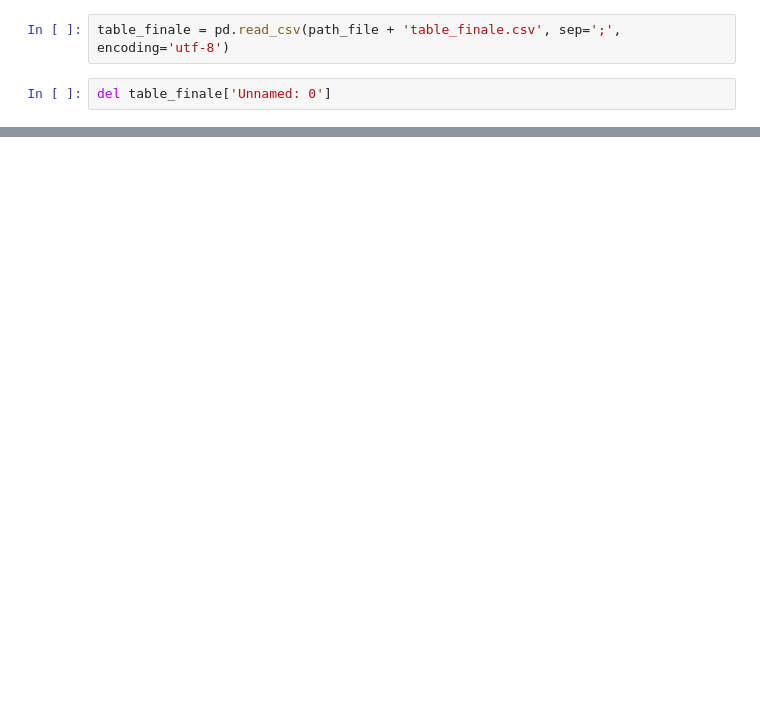
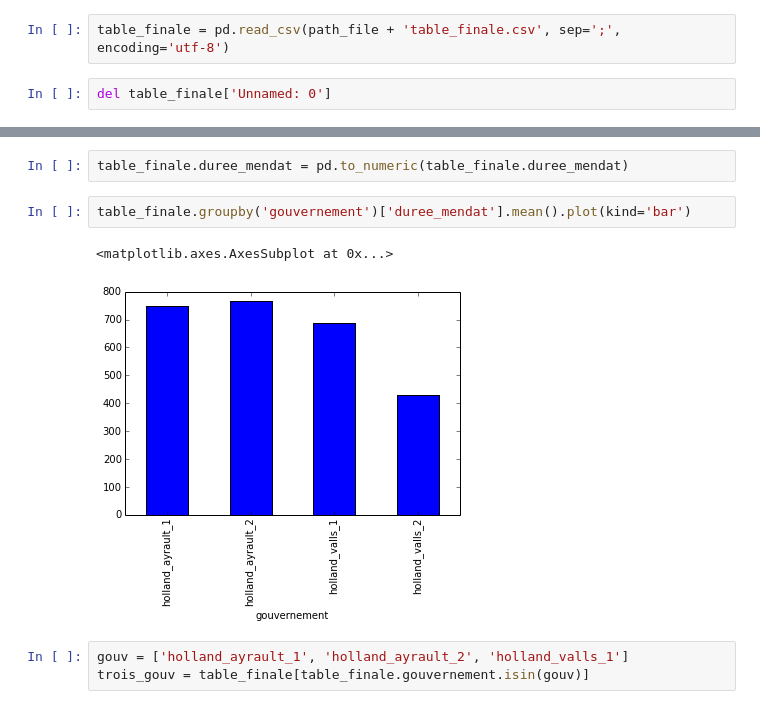
Before and after one commit to FloSugar/ScrapMyMinistres, a Jupyter notebook: Ministres_analyses.ipynb, the cells around one changed output, grey strips where cells are left out. Saved outputs shown, nothing was run; the diff lists cells and outputs as text; blank space fills up the shorter version.

```diff
--- a/Ministres_analyses.ipynb
+++ b/Ministres_analyses.ipynb
@@ -55,0 +30,10 @@ dtype: object
+# %%
+table_finale.duree_mendat = pd.to_numeric(table_finale.duree_mendat)
+# %%
+table_finale.groupby('gouvernement')['duree_mendat'].mean().plot(kind='bar')
+# %% [output]
+<matplotlib.axes.AxesSubplot at 0x...>
+[figure, added]
+# %%
+gouv = ['holland_ayrault_1', 'holland_ayrault_2', 'holland_valls_1']
+trois_gouv = table_finale[table_finale.gouvernement.isin(gouv)]
```
Also changed, not shown: parts of 9 cells of this notebook.
